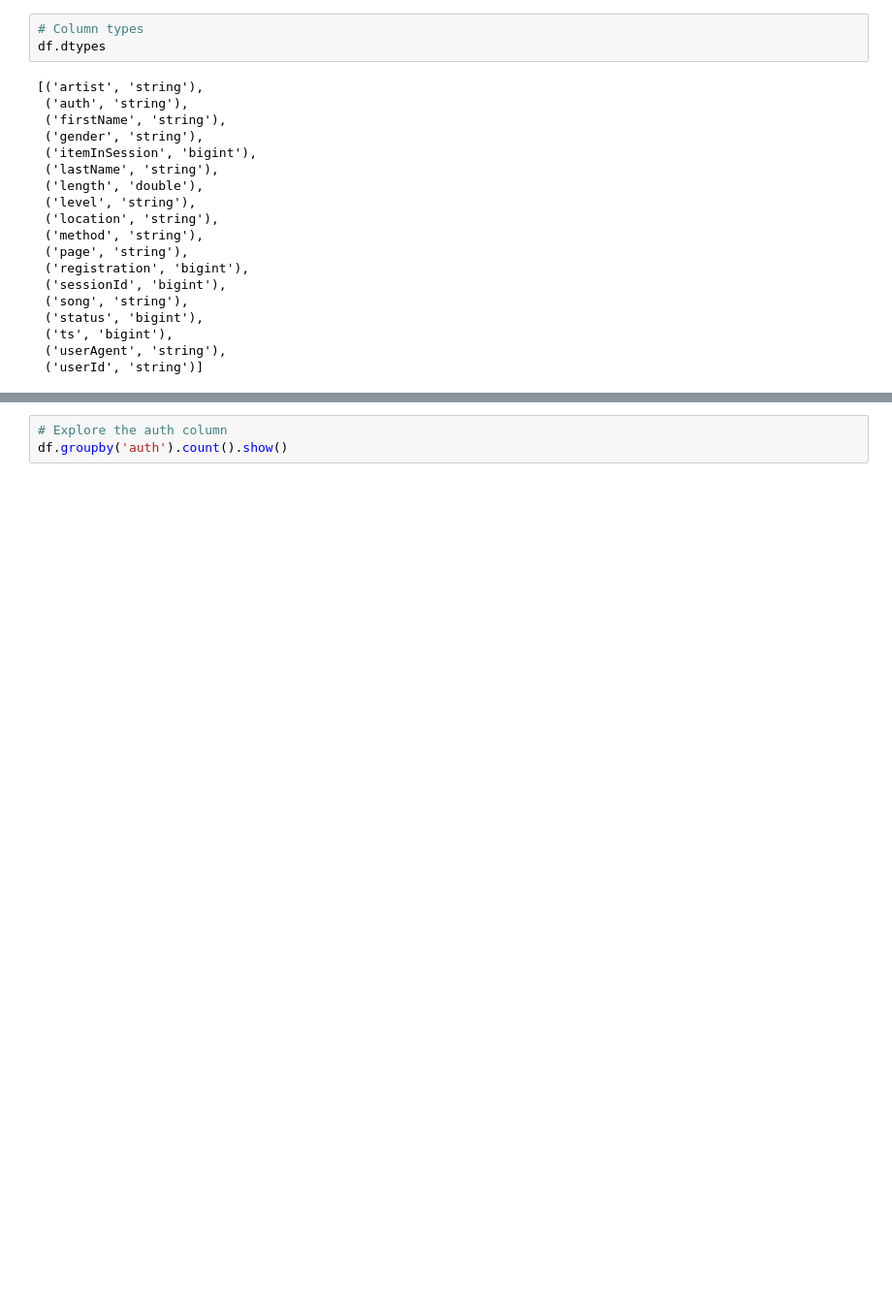
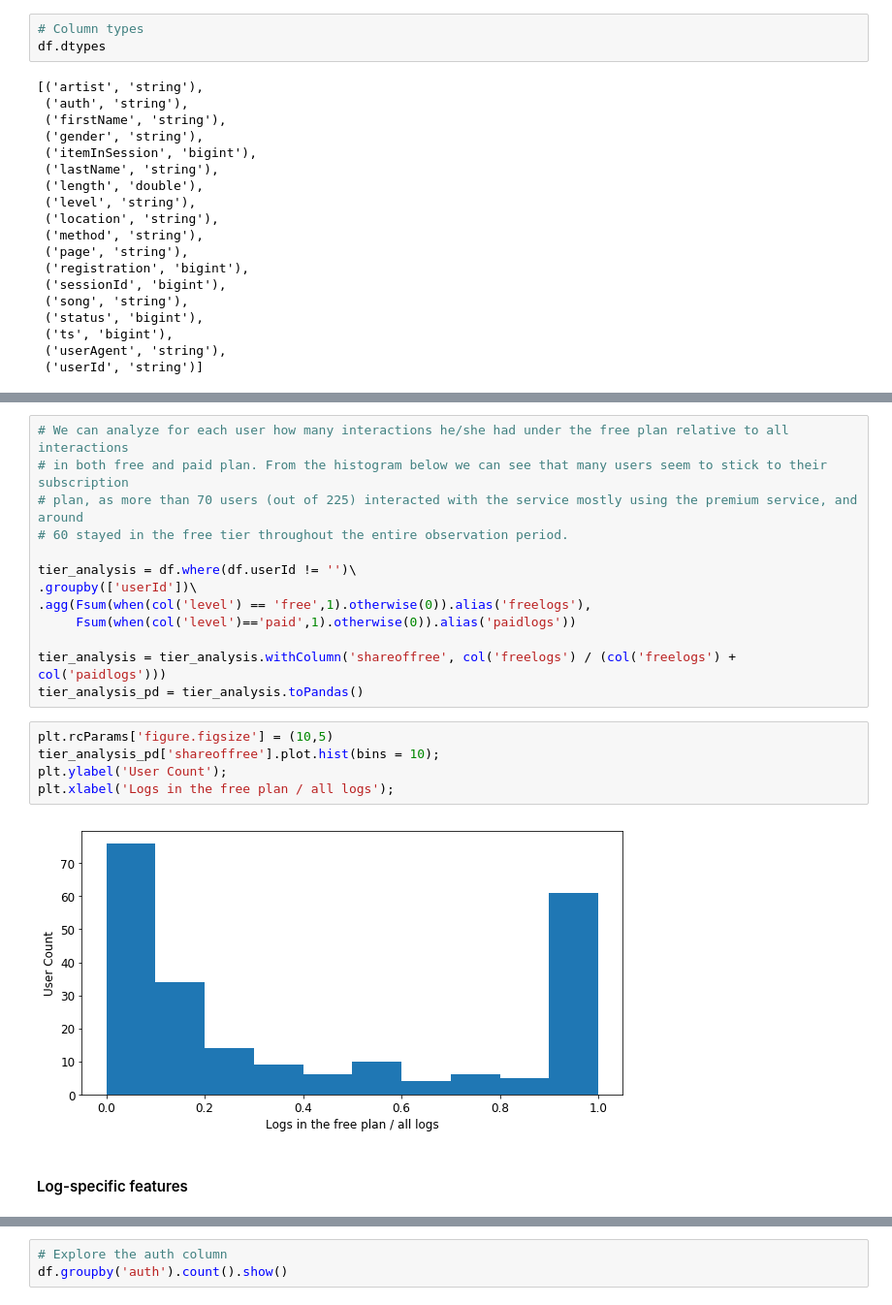
Before and after one commit to lukazaplotnik/Churn-Prediction-PySpark, a Jupyter notebook: sparkify_main.ipynb, the cells around one changed output, grey strips where cells are left out. Shown: that part at 97% size. Cells and saved outputs as stored; diff of their text form; blank space fills up the shorter version.

Commit message:
Data understanding part completed

```diff
--- a/sparkify_main.ipynb
+++ b/sparkify_main.ipynb
@@ -192,0 +390,22 @@ Row(artist='Martha Tilston', auth='Logged In', firstName='Colin', gender='M', it
+# %%
+# We can analyze for each user how many interactions he/she had under the free plan relative to all interactions
+# in both free and paid plan. From the histogram below we can see that many users seem to stick to their subscription
+# plan, as more than 70 users (out of 225) interacted with the service mostly using the premium service, and around
+# 60 stayed in the free tier throughout the entire observation period.
+
+tier_analysis = df.where(df.userId != '')\
+.groupby(['userId'])\
+.agg(Fsum(when(col('level') == 'free',1).otherwise(0)).alias('freelogs'),
+     Fsum(when(col('level')=='paid',1).otherwise(0)).alias('paidlogs'))
+
+tier_analysis = tier_analysis.withColumn('shareoffree', col('freelogs') / (col('freelogs') + col('paidlogs')))
+tier_analysis_pd = tier_analysis.toPandas()
+# %%
+plt.rcParams['figure.figsize'] = (10,5)
+tier_analysis_pd['shareoffree'].plot.hist(bins = 10);
+plt.ylabel('User Count');
+plt.xlabel('Logs in the free plan / all logs');
+# %% [output]
+[figure, added]
+# %% [markdown]
+#### Log-specific features
```
Also changed, not shown: parts of 76 cells of this notebook, 1 other file.
